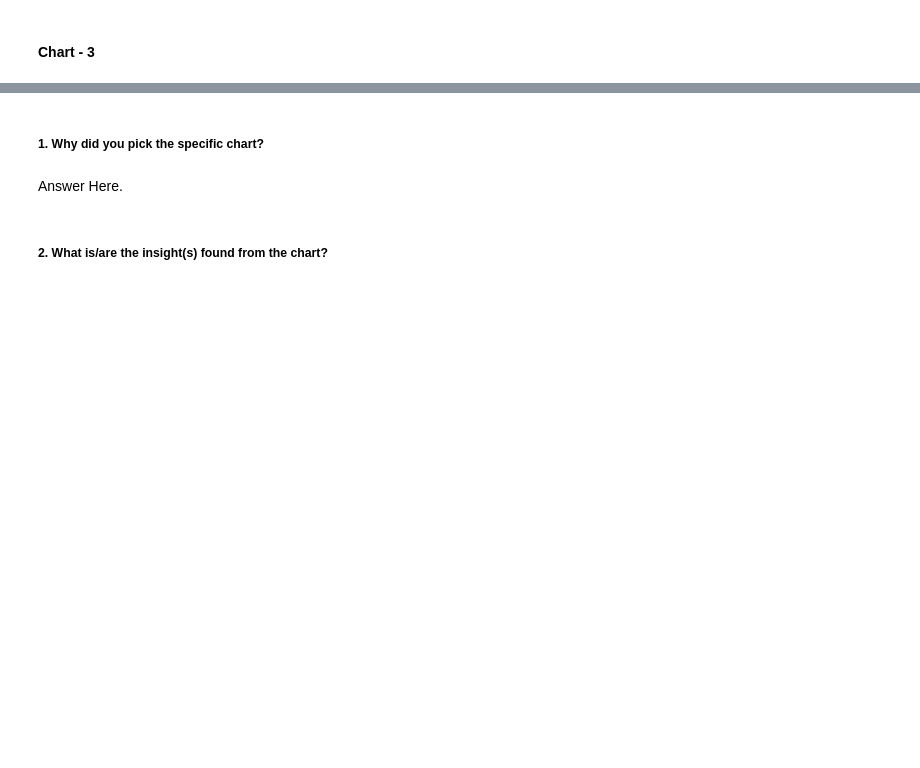
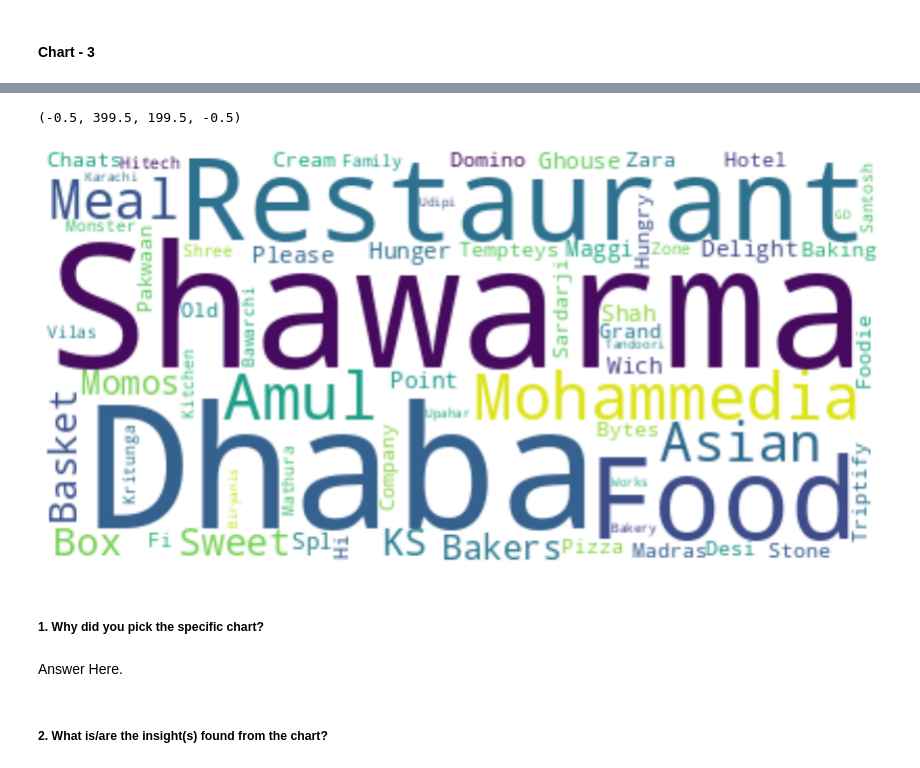
Before and after one commit to sonika-07/Zomato-Restaurant-Clustering-And-Sentiment-Analysis, a Jupyter notebook: Zomato_Restaurant_Clustering_And_Sentiment_Analysis.ipynb, the cells around one changed output, grey strips where cells are left out. Saved outputs shown, nothing was run; the diff lists cells and outputs as text; code cells hidden in the pictures; blank space fills up the shorter version.

```diff
--- a/Zomato_Restaurant_Clustering_And_Sentiment_Analysis.ipynb
+++ b/Zomato_Restaurant_Clustering_And_Sentiment_Analysis.ipynb
@@ -618,0 +605,15 @@ Answer Here
+# %%
+#CREATING WORDCLOUD FOR CHEAPEST RESTAURANT
+from wordcloud import WordCloud
+
+plt.figure(figsize=(15,8))
+text = " ".join(name for name in hotel.sort_values('Cost',ascending=True).Restaurant[:30])
+
+# Creating word_cloud with text as argument in .generate() method
+wordcloud = WordCloud(background_color="white").generate(text)
+# Display the generated Word Cloud
+plt.imshow(wordcloud, interpolation='bilinear');
+plt.axis("off")
+# %% [output]
+(-0.5, 399.5, 199.5, -0.5)
+[figure, added]
```
Also changed, not shown: parts of 33 cells of this notebook.
